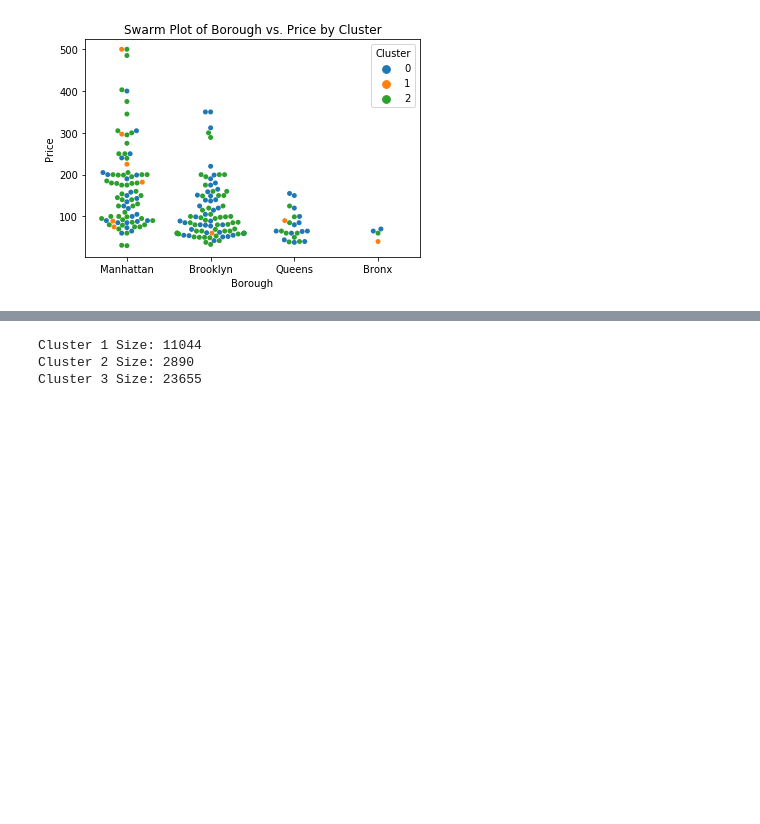
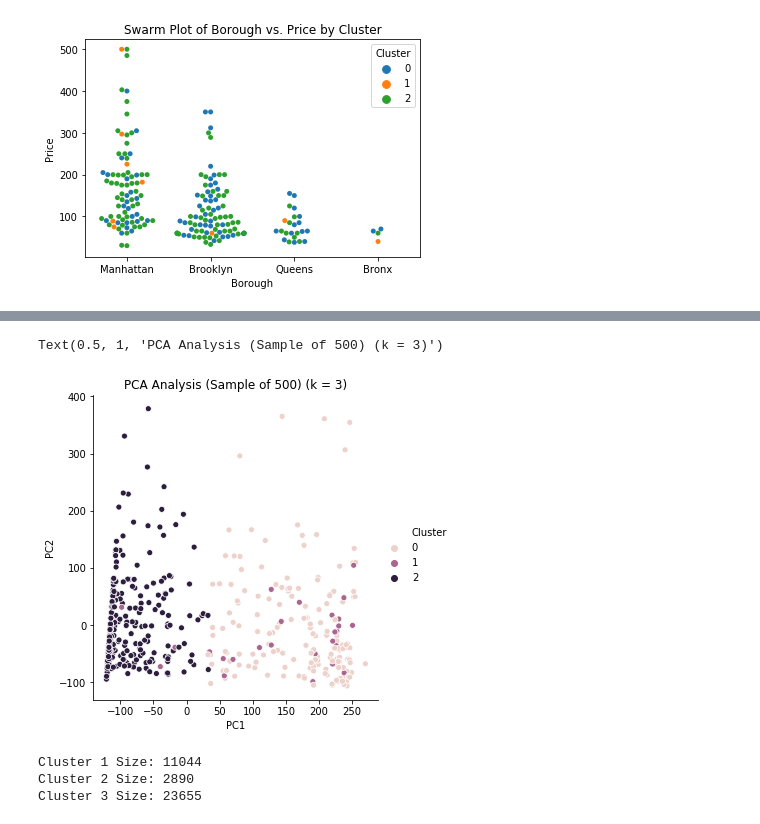
Before and after one commit to esm2000/ds_coursework_python, a Jupyter notebook: mat_328/project/k_means_clustering.ipynb, the cells around one changed output, grey strips where cells are left out. Drawn from its saved outputs; the diff is of its cells as text; code cells hidden in the pictures; blank space fills up the shorter version.

```diff
--- a/mat_328/project/k_means_clustering.ipynb
+++ b/mat_328/project/k_means_clustering.ipynb
@@ -214,3 +236,10 @@ plt.savefig("plots/cluster_visualization3")
+# %%
+X_rotated_sample = X_rotated_df.sample(500)
+sns.relplot(x = "PC1", y = "PC2", hue = "Cluster", data = X_rotated_sample)
+plt.title("PCA Analysis (Sample of 500) (k = 3)")
+# %% [output]
+Text(0.5, 1, 'PCA Analysis (Sample of 500) (k = 3)')
+[figure, added]
 # %%
 print("Cluster 1 Size: " + str(len(first_kmean_cluster)))
 print("Cluster 2 Size: " + str(len(second_kmean_cluster)))
```
Also changed, not shown: parts of 3 cells of this notebook.
